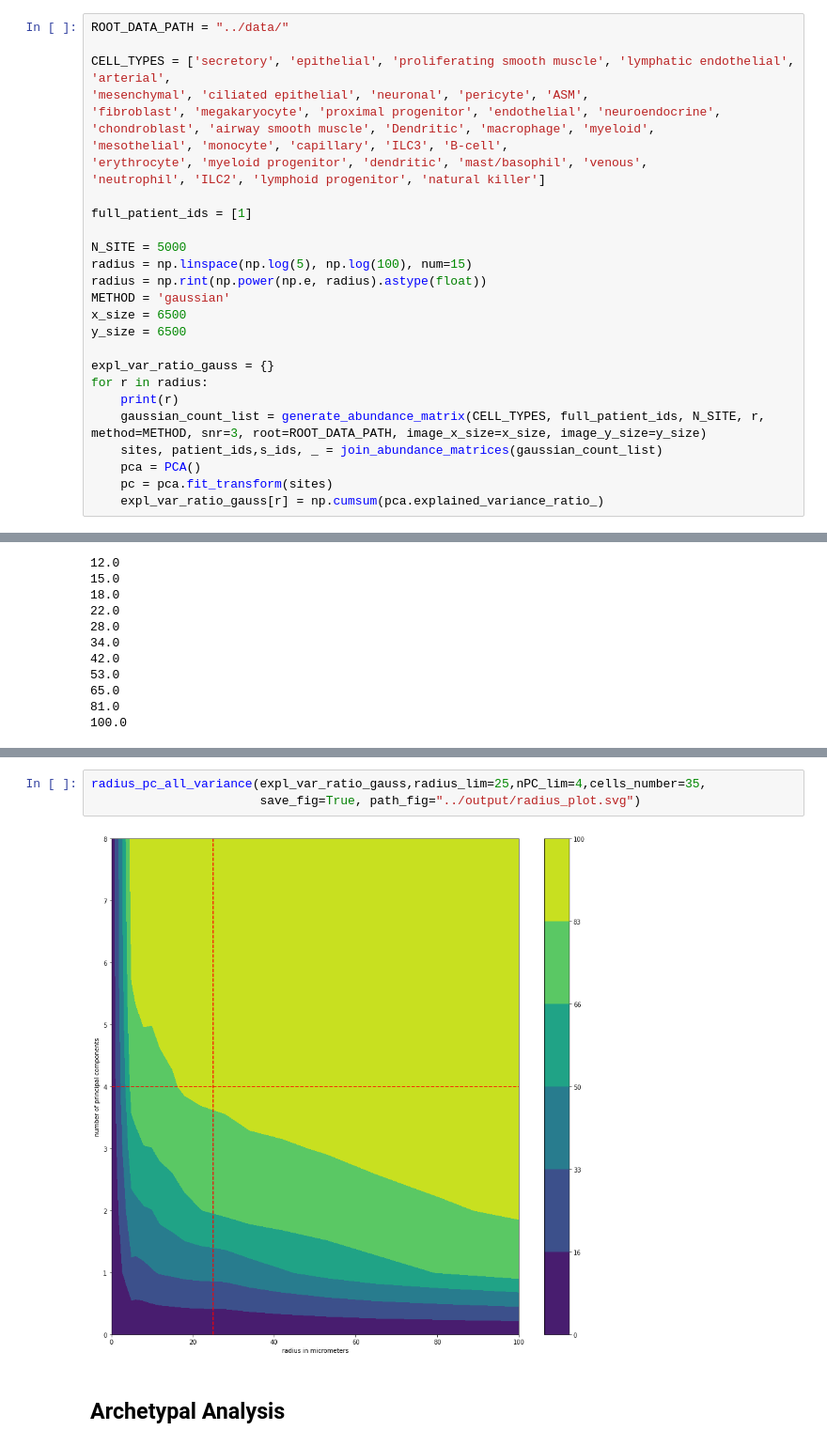
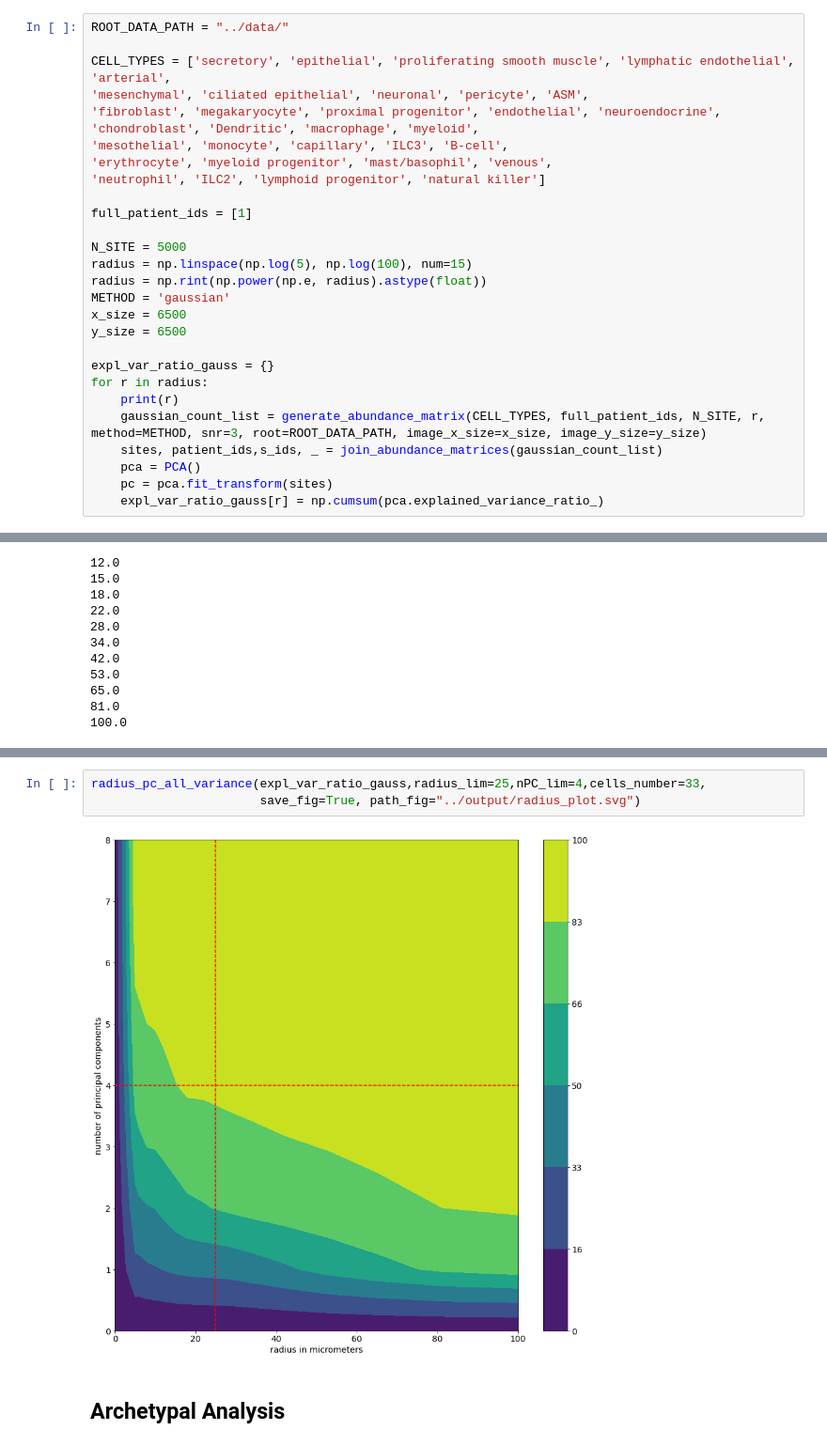
Before and after one commit to jhausserlab/NIPMAP, a Jupyter notebook: ISS_analysis/notebooks/archetype_analysis.ipynb, the cells around one changed output, grey strips where cells are left out. Shown at 94% size. Drawn from its saved outputs; the diff is of its cells as text.

Commit message:
Rerun the analysis with correct cell types

```diff
--- a/ISS_analysis/notebooks/archetype_analysis.ipynb
+++ b/ISS_analysis/notebooks/archetype_analysis.ipynb
@@ -47,9 +47,9 @@ ROOT_DATA_PATH = "../data/"
 CELL_TYPES = ['secretory', 'epithelial', 'proliferating smooth muscle', 'lymphatic endothelial', 'arterial',
 'mesenchymal', 'ciliated epithelial', 'neuronal', 'pericyte', 'ASM',
 'fibroblast', 'megakaryocyte', 'proximal progenitor', 'endothelial', 'neuroendocrine',
-'chondroblast', 'airway smooth muscle', 'Dendritic', 'macrophage', 'myeloid',
+'chondroblast', 'Dendritic', 'macrophage', 'myeloid',
 'mesothelial', 'monocyte', 'capillary', 'ILC3', 'B-cell',
-'erythrocyte', 'myeloid progenitor', 'dendritic', 'mast/basophil', 'venous',
+'erythrocyte', 'myeloid progenitor', 'mast/basophil', 'venous',
 'neutrophil', 'ILC2', 'lymphoid progenitor', 'natural killer']
 
 full_patient_ids = [1]
@@ -92,8 +92,8 @@ radius_pc_heatmap(expl_var_ratio_gauss)
 # %%
-radius_pc_all_variance(expl_var_ratio_gauss,radius_lim=25,nPC_lim=4,cells_number=35,
+radius_pc_all_variance(expl_var_ratio_gauss,radius_lim=25,nPC_lim=4,cells_number=33,
                        save_fig=True, path_fig="../output/radius_plot.svg")
 # %% [output]
-[figure, old version]
+[figure, new version]
 # %% [markdown]
 ## Archetypal Analysis
 # %% [markdown]
```
Also changed, not shown: parts of 5 cells of this notebook, 20 other files.
